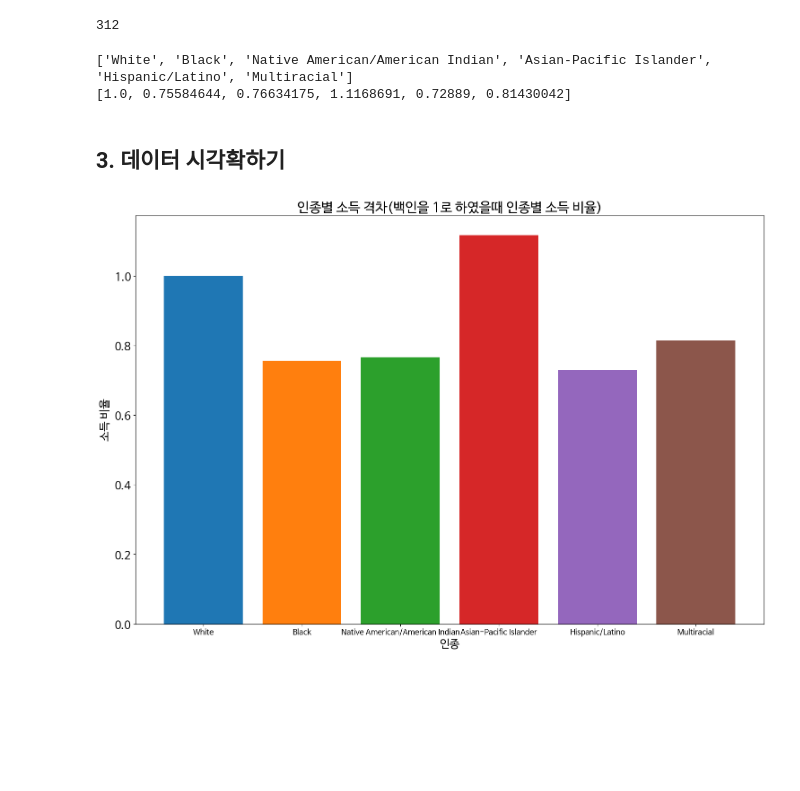
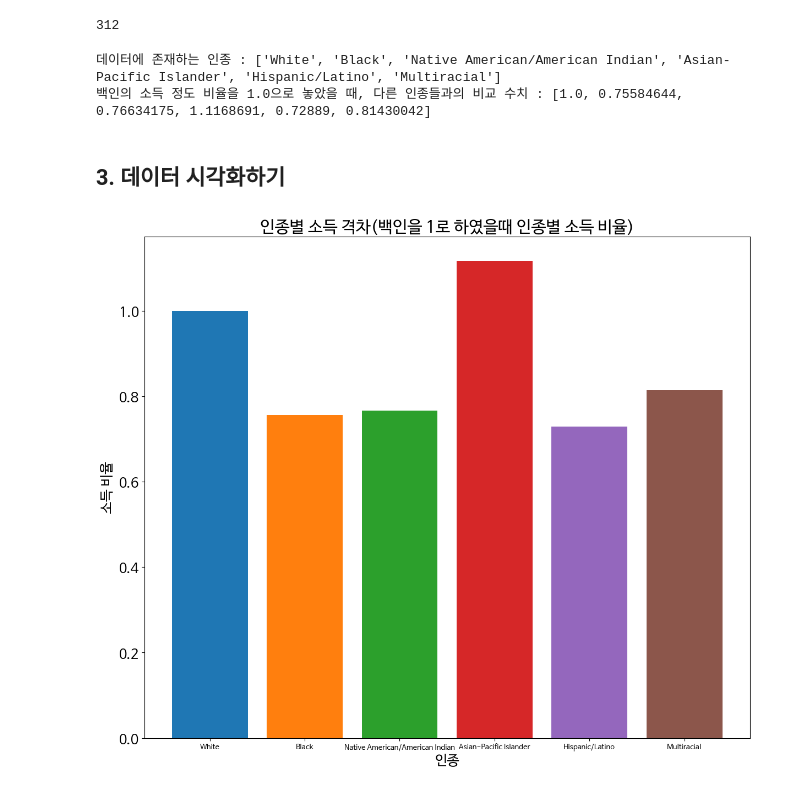
Before and after one commit to CaffeineLIL/P-UM-project-Sinsong-High, a Jupyter notebook: MBTI_워드클라우드.ipynb, the cells around one changed output. Cells and saved outputs as stored; diff of their text form; code cells hidden in the pictures; blank space fills up the shorter version.

```diff
--- a/MBTI_워드클라우드.ipynb
+++ b/MBTI_워드클라우드.ipynb
@@ -73,41 +59,44 @@ len(df)
 # %%
 # 2. 필터링된 데이터에서 다른 열의 정보 가져오기
 dataType = filtered_df['Data Type'].tolist()
-print(dataType)
+print(f"데이터에 존재하는 인종 : {dataType}")
 earnings_Disparity = filtered_df['Earnings Disparity'].tolist()
-print(earnings_Disparity)
+print(f"백인의 소득 정도 비율을 1.0으로 놓았을 때, 다른 인종들과의 비교 수치 : {earnings_Disparity}")
 # %% [output]
-['White', 'Black', 'Native American/American Indian', 'Asian-Pacific Islander', 'Hispanic/Latino', 'Multiracial']
-[1.0, 0.75584644, 0.76634175, 1.1168691, 0.72889, 0.81430042]
+데이터에 존재하는 인종 : ['White', 'Black', 'Native American/American Indian', 'Asian-Pacific Islander', 'Hispanic/Latino', 'Multiracial']
+백인의 소득 정도 비율을 1.0으로 놓았을 때, 다른 인종들과의 비교 수치 : [1.0, 0.75584644, 0.76634175, 1.1168691, 0.72889, 0.81430042]
 # %% [markdown]
-## **3. 데이터 시각확하기**
+
+## **3. 데이터 시각화하기**
 # %%
 #만약 findfont: font family '폰트 이름' not found. 에러가 뜨면 해당 함수를 호출하세요.
 #물론 fname 변수, name, update()함수 는 알맞게 수정 후 실행해야 합니다
-def ApplyFont():
-    fe = font_manager.FontEntry(
-        fname=r'C:\\학교 과제\\알피코\\신송고\\MBTI_WordCloud\\NanumBarunGothic.ttf', # ttf 파일이 저장되어 있는 경로
-        name='NanumBarunGothic')                        # 이 폰트의 원하는 이름 설정
+
+ # ttf 파일이 저장되어 있는 경로
+filePath = 'C:\\학교 과제\\알피코\\신송고\\MBTI_WordCloud\\NanumBarunGothic.ttf'
+ # 이 폰트의 원하는 이름 설정
+fontName = 'NanumBarunGothic'
+def ApplyFont(filepath, fontName):
+    fe = font_manager.FontEntry(fname=filePath, name = fontName)
     font_manager.fontManager.ttflist.insert(0, fe)              # Matplotlib에 폰트 추가
-    plt.rcParams.update({'font.size': 18, 'font.family': 'NanumBarunGothic'}) # 폰트 설정
+    plt.rcParams.update({'font.size': 18, 'font.family': fontName}) # 폰트 설정
 
 #폰트 적용
-ApplyFont()
+ApplyFont(filePath, fontName)
 
-
-plt.rc('font', family='NanumBarunGothic')
-
-plt.figure(figsize=(15, 10))
+plt.rc('font', family = fontName)
+plt.figure(figsize=(12, 10))
 colors = ['C0', 'C1', 'C2', 'C3', 'C4', 'C5', 'C6']
 plt.bar(dataType, earnings_Disparity, color=colors)
 # 레이아웃 자동 조정
 plt.tight_layout()
-plt.xticks(fontsize=12.5)
-
+plt.xticks(fontsize=9.5)
 plt.xlabel('인종')
 plt.ylabel('소득 비율')
 plt.title('인종별 소득 격차(백인을 1로 하였을때 인종별 소득 비율)')
 plt.savefig('인종 별 소득격차.png', format='png')
 plt.show()
+
+#print("프로그램 실행 완료")
 # %% [output]
-[figure, old version]
+[figure, new version]
```
Also changed, not shown: parts of 7 cells of this notebook, 2 other files.
